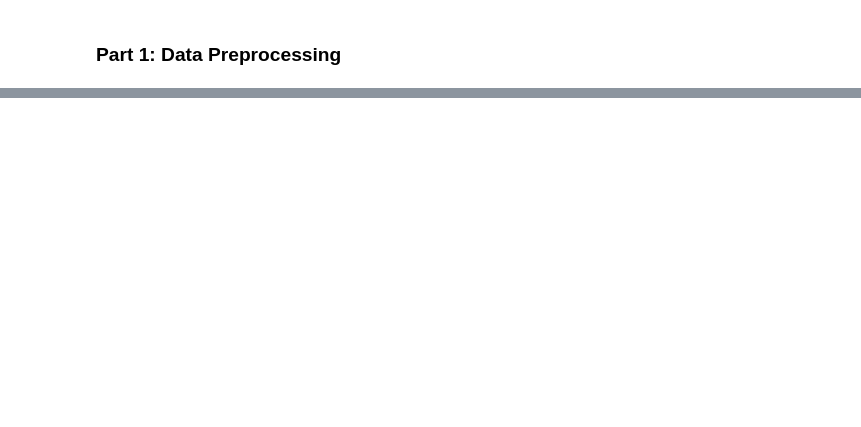
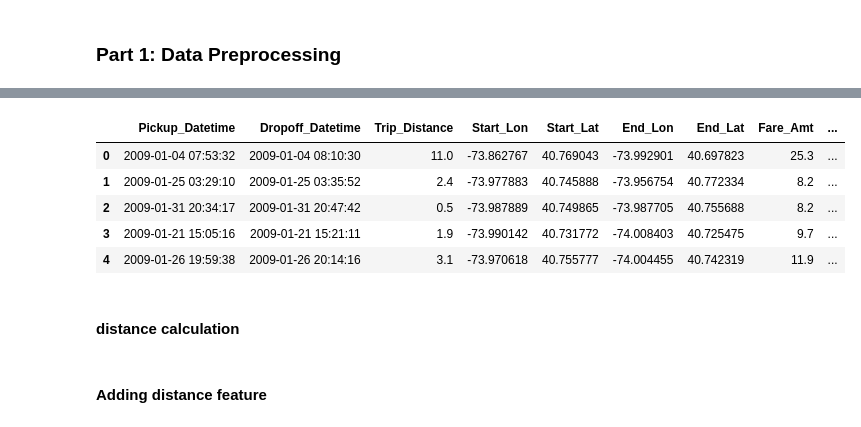
Before and after one commit to powerzbt/NYC_taxi_Trip_Analysis, a Jupyter notebook: Final Project.ipynb, the cells around one changed output, grey strips where cells are left out. Drawn from its saved outputs; the diff is of its cells as text; code cells hidden in the pictures; blank space fills up the shorter version.

```diff
--- a/Final Project.ipynb
+++ b/Final Project.ipynb
@@ -136,0 +97,23 @@ Processing 2009-12
+# %%
+def clean_and_sample_data(data: pd.DataFrame, columns_to_keep: list, columns_to_rename: dict,
+                          down_threshold: float, up_threshold: float,
+                          left_threshold: float, right_threshold: float, sample_size: int, year: int) -> pd.DataFrame:
+    # Only keep the columns specified in columns_to_keep and create a copy of the DataFrame
+    data = data[columns_to_keep].copy()
+
+    # Rename the columns specified in columns_to_rename
+    data.rename(columns={old_name: new_name for old_name, new_name in zip(columns_to_keep, columns_to_rename)}, inplace=True)
+
+    if year < 2011:
+        # Only keep rows where Start_Lat, End_Lat, Start_Lon, and End_Lon are within specified thresholds
+        data = data[(data['Start_Lat'] <= up_threshold) & (data['End_Lat'] <= up_threshold) & (data['Start_Lat'] >= down_threshold) & (
+            data['End_Lat'] >= down_threshold) & (data['Start_Lon'] <= right_threshold) & (data['End_Lon'] <= right_threshold) & (
+                    data['Start_Lon'] >= left_threshold) & (data['End_Lon'] >= left_threshold)]
+    else:
+        pass  # Do nothing if year is greater than or equal to 2011
+
+    if data.empty:
+        return data
+    else:
+        # Sample the specified number of rows randomly and return the resulting DataFrame
+        return data.sample(sample_size, random_state=42)
@@ -136,0 +278,11 @@ Processing 2009-12
+# %%
+compiled_taxi_data.head()
+# %% [output]
+|  | Pickup_Datetime | Dropoff_Datetime | Trip_Distance | Start_Lon | Start_Lat | End_Lon | End_Lat | Fare_Amt | ... |
+| 0 | 2009-01-04 07:53:32 | 2009-01-04 08:10:30 | 11.0 | -73.862767 | 40.769043 | -73.992901 | 40.697823 | 25.3 | ... |
+| 1 | 2009-01-25 03:29:10 | 2009-01-25 03:35:52 | 2.4 | -73.977883 | 40.745888 | -73.956754 | 40.772334 | 8.2 | ... |
+| 2 | 2009-01-31 20:34:17 | 2009-01-31 20:47:42 | 0.5 | -73.987889 | 40.749865 | -73.987705 | 40.755688 | 8.2 | ... |
+| 3 | 2009-01-21 15:05:16 | 2009-01-21 15:21:11 | 1.9 | -73.990142 | 40.731772 | -74.008403 | 40.725475 | 9.7 | ... |
+| 4 | 2009-01-26 19:59:38 | 2009-01-26 20:14:16 | 3.1 | -73.970618 | 40.755777 | -74.004455 | 40.742319 | 11.9 | ... |
+# %% [markdown]
+#### distance calculation
@@ -136,0 +299,2 @@ Processing 2009-12
+# %% [markdown]
+#### Adding distance feature
```
Also changed, not shown: parts of 44 cells of this notebook.
